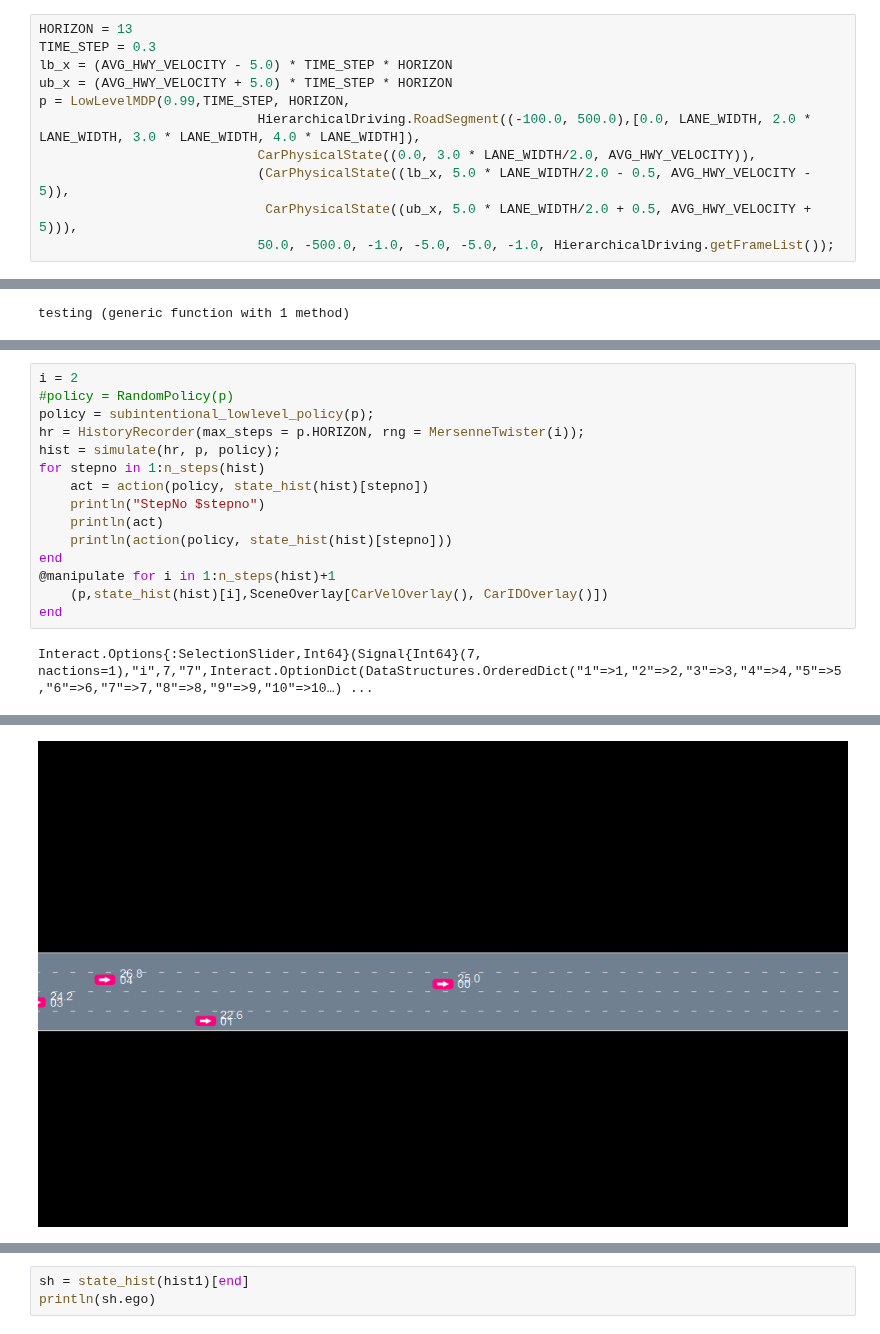
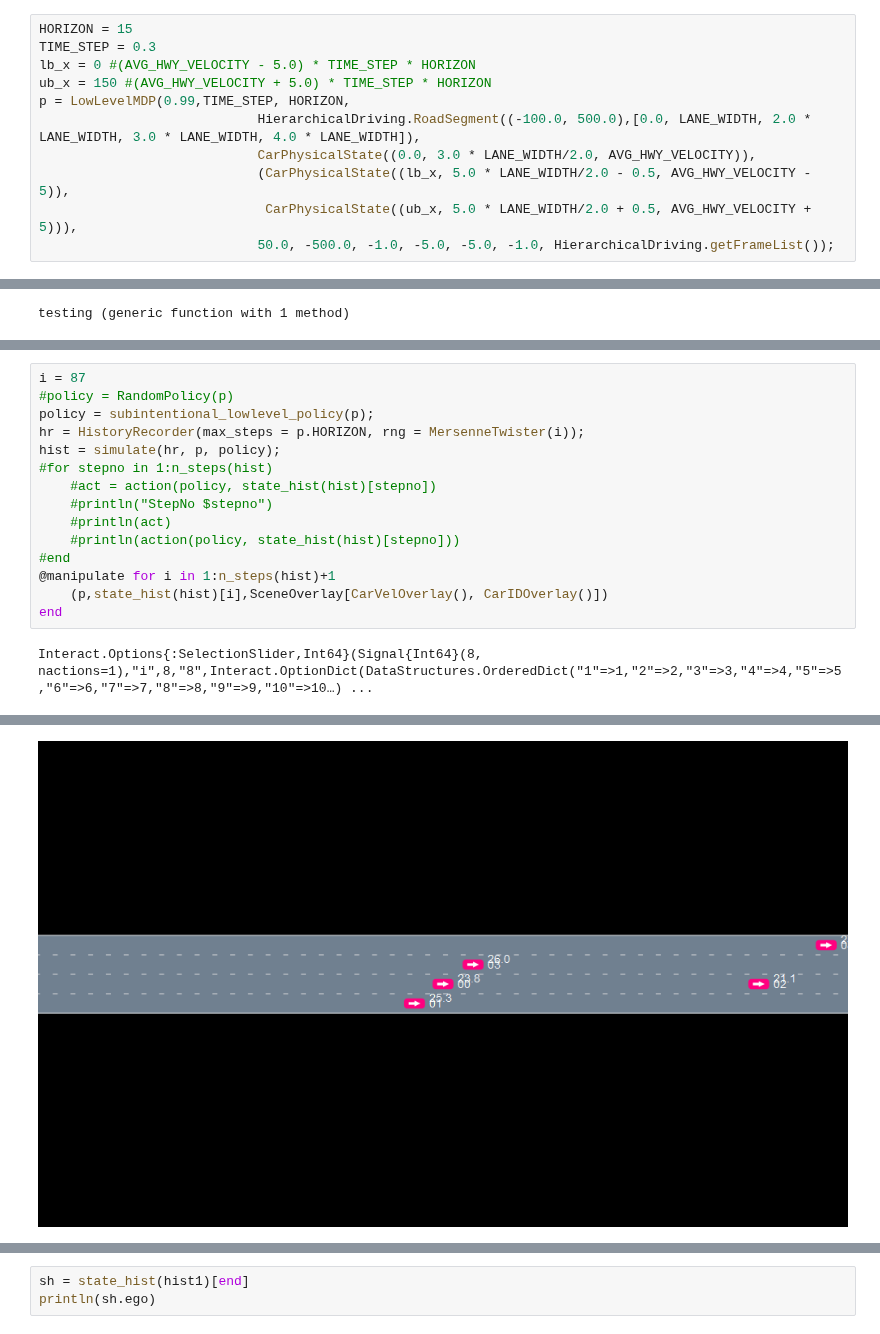
Before and after one commit to ekhlasssonu/HierarchicalDriving.jl, a Jupyter notebook: notebooks/Visualization.ipynb, the cells around one changed output, grey strips where cells are left out. Saved outputs shown, nothing was run; the diff lists cells and outputs as text.

```diff
--- a/notebooks/Visualization.ipynb
+++ b/notebooks/Visualization.ipynb
@@ -10,10 +10,10 @@ import Base: ==, +, *, -, <, >, copy, Random, hash
 # %% [output]
 [interactive output not drawn]
 # %%
-HORIZON = 13
+HORIZON = 15
 TIME_STEP = 0.3
-lb_x = (AVG_HWY_VELOCITY - 5.0) * TIME_STEP * HORIZON
-ub_x = (AVG_HWY_VELOCITY + 5.0) * TIME_STEP * HORIZON
+lb_x = 0 #(AVG_HWY_VELOCITY - 5.0) * TIME_STEP * HORIZON
+ub_x = 150 #(AVG_HWY_VELOCITY + 5.0) * TIME_STEP * HORIZON
 p = LowLevelMDP(0.99,TIME_STEP, HORIZON,
                             HierarchicalDriving.RoadSegment((-100.0, 500.0),[0.0, LANE_WIDTH, 2.0 * LANE_WIDTH, 3.0 * LANE_WIDTH, 4.0 * LANE_WIDTH]),
                             CarPhysicalState((0.0, 3.0 * LANE_WIDTH/2.0, AVG_HWY_VELOCITY)),
@@ -87,17 +87,17 @@ Success Rate: 0.59,0.87
 # %%
-i = 2
+i = 87
 #policy = RandomPolicy(p)
 policy = subintentional_lowlevel_policy(p);
 hr = HistoryRecorder(max_steps = p.HORIZON, rng = MersenneTwister(i));
 hist = simulate(hr, p, policy);
-for stepno in 1:n_steps(hist)
-    act = action(policy, state_hist(hist)[stepno])
-    println("StepNo $stepno")
-    println(act)
-    println(action(policy, state_hist(hist)[stepno]))
-end
+#for stepno in 1:n_steps(hist)
+    #act = action(policy, state_hist(hist)[stepno])
+    #println("StepNo $stepno")
+    #println(act)
+    #println(action(policy, state_hist(hist)[stepno]))
+#end
 @manipulate for i in 1:n_steps(hist)+1
     (p,state_hist(hist)[i],SceneOverlay[CarVelOverlay(), CarIDOverlay()])
 end
 # %% [output]
-Interact.Options{:SelectionSlider,Int64}(Signal{Int64}(7, nactions=1),"i",7,"7",Interact.OptionDict(DataStructures.OrderedDict("1"=>1,"2"=>2,"3"=>3,"4"=>4,"5"=>5,"6"=>6,"7"=>7,"8"=>8,"9"=>9,"10"=>10…) ...
+Interact.Options{:SelectionSlider,Int64}(Signal{Int64}(8, nactions=1),"i",8,"8",Interact.OptionDict(DataStructures.OrderedDict("1"=>1,"2"=>2,"3"=>3,"4"=>4,"5"=>5,"6"=>6,"7"=>7,"8"=>8,"9"=>9,"10"=>10…) ...
@@ -121,4 +104,4 @@ StepNo 12
-[figure, old version]
+[figure, new version]
 # %%
 solver = DPWSolver(depth=p.HORIZON,
                              exploration_constant=10.0,
```
Also changed, not shown: parts of 3 cells of this notebook, 22 other files.
